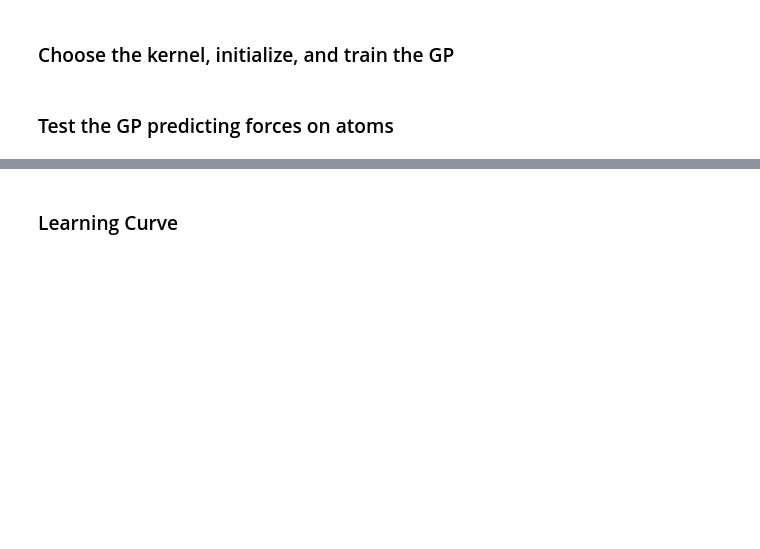
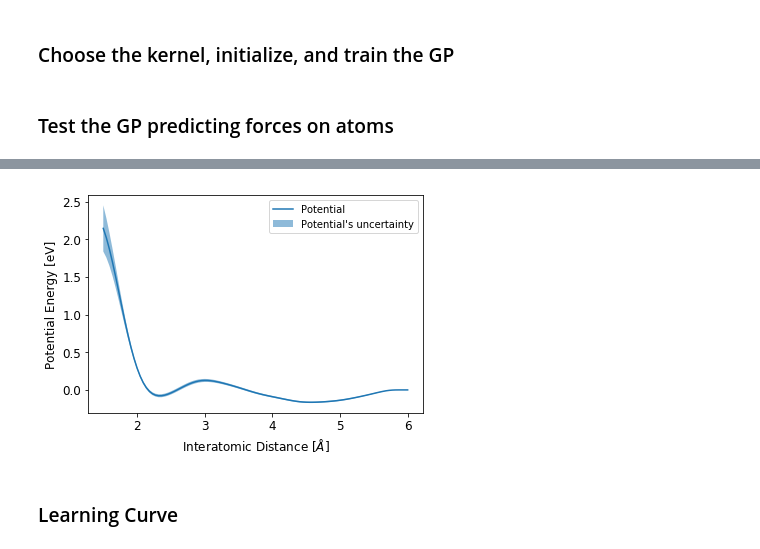
Before and after one commit to kcl-tscm/mff, a Jupyter notebook: tutorials/Tutorial_nanoparticles.ipynb, the cells around one changed output, grey strips where cells are left out. Drawn from its saved outputs; the diff is of its cells as text; code cells hidden in the pictures; blank space fills up the shorter version.

Commit message:
Updated tutorial, and minor changes to configurations.py

```diff
--- a/tutorials/Tutorial_nanoparticles.ipynb
+++ b/tutorials/Tutorial_nanoparticles.ipynb
@@ -40,15 +46,15 @@ logging.basicConfig(level=logging.ERROR)  # Verbosity selection: INFO, WARNING o
 # %%
-n_data = 10000  # Number of configurations to extract to form the total database
-r_cut = 5.0  # Angstrom
-directory = 'data/Ni_19/' # Path to xyz
-filename = directory + 'movie_all.xyz'
+# Extract configurations, forces, energies and elements from traj. Energies  may not be present
+r_cut = 6.0  # Angstrom
+n_data = 15000  # Number of configurations to extract to form the total database
 
-traj = read(filename, index=slice(None), format='extxyz') # Get the ASE traj from xyz
-
-# Extract configurations, forces, energies and elements from traj. Energies  may not be present
-elements, confs, forces, energies = carve_confs(
-    traj, r_cut, n_data,
-    forces_label='force', energy_label='energy')
+if filename[-3:] == "out":
+    elements, confs, forces, energies = carve_confs(
+        traj, r_cut, n_data)
+elif filename[-3:] == "xyz":
+    elements, confs, forces, energies = carve_confs(
+        traj, r_cut, n_data,
+        forces_label='force', energy_label='energy')
 
 # Count the atoms in each configuration
 numatoms = [len(conf) for conf in confs]
@@ -187,4 +189,5 @@ plt.show()
 # %%
+# Generate the potential
 n_grid = 100
 starting_distance = 1.5
 
@@ -192,13 +195,8 @@ potential_points = np.linspace(starting_distance, r_cut, n_grid)
 
 gp_potential = np.zeros(n_grid)
 gp_force = np.zeros((n_grid, 3))
+gp_pot_uncertainty = np.zeros(n_grid)
 for i in np.arange(n_grid):
     conf = np.asarray([[0.0, 0.0, 0.0, elements[0], elements[0]],[potential_points[i], 0.0, 0.0, elements[0], elements[0]]])
-    gp_potential[i] = m.predict_energy(np.reshape(conf[1], (1, 1, 5)))
+    gp_potential[i], gp_pot_uncertainty[i] = m.predict_energy(np.reshape(conf[1], (1, 1, 5)), return_std=True)
     gp_force[i] = m.predict(np.reshape(conf[1], (1, 1, 5)))
-
-plt.figure()
-plt.plot(potential_points, gp_potential)
-plt.xlabel("Interatomic Distance [$\AA$]")
-plt.ylabel("Potential Energy [eV]")
-plt.show()
@@ -208,3 +203,18 @@ plt.show()
+# %%
+# Plot the potential
+fs = 12
+plt.figure()
+plt.plot(potential_points, gp_potential, label = 'Potential')
+plt.fill_between(potential_points, gp_potential - gp_pot_uncertainty, gp_potential + gp_pot_uncertainty,
+                 alpha=0.5, label = "Potential's uncertainty")
+plt.xlabel("Interatomic Distance [$\AA$]", fontsize = fs)
+plt.ylabel("Potential Energy [eV]", fontsize = fs)
+plt.xticks(fontsize = fs)
+plt.yticks(fontsize = fs)
+plt.legend()
+plt.show()
+# %% [output]
+[figure, added]
 # %% [markdown]
 ### Learning Curve
 # %%
```
Also changed, not shown: parts of 19 cells of this notebook, 2 other files.
